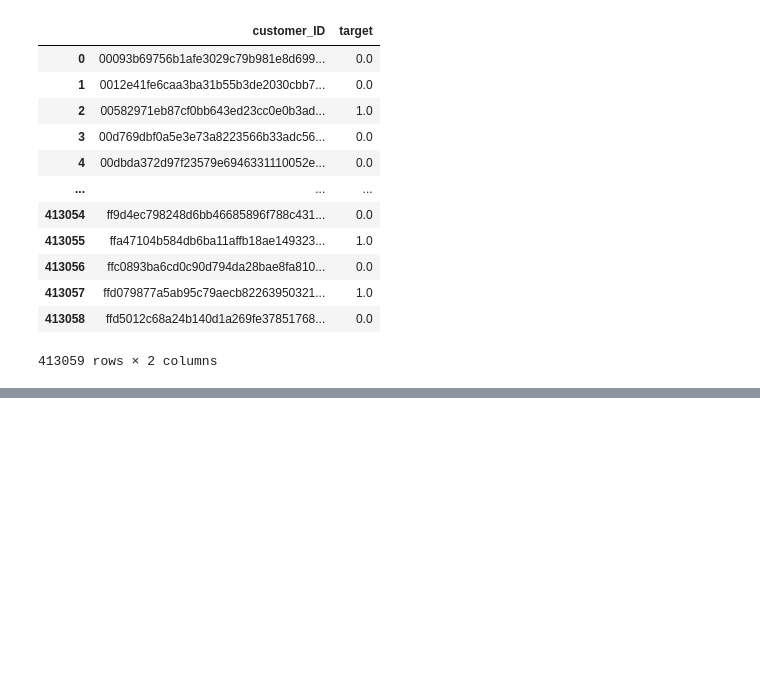
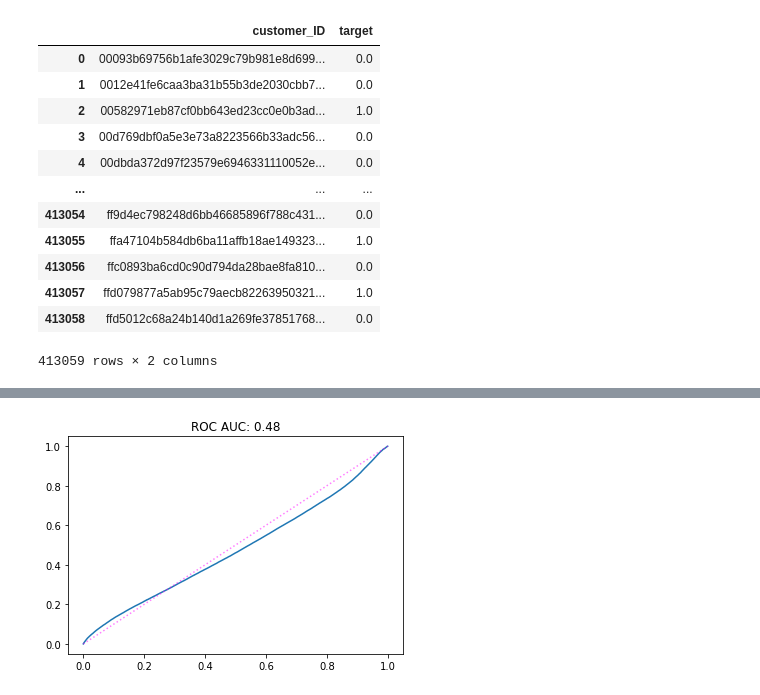
Before and after one commit to tianle91/kaggle-amex-default-prediction, a Jupyter notebook: exploss.ipynb, the cells around one changed output, grey strips where cells are left out. Drawn from its saved outputs; the diff is of its cells as text; code cells hidden in the pictures; blank space fills up the shorter version.

```diff
--- a/exploss.ipynb
+++ b/exploss.ipynb
@@ -220,3 +220,20 @@ plt.legend()
+# %%
+from sklearn.metrics import roc_curve, roc_auc_score
+
+fpr, tpr, thresholds = roc_curve(
+    y_true[TARGET_VARIABLE],
+    y_pred[PREDICTION_VARIABLE],
+)
+v = roc_auc_score(
+    y_true[TARGET_VARIABLE],
+    y_pred[PREDICTION_VARIABLE],
+)
+plt.plot(fpr, tpr)
+plt.plot(fpr, fpr, ls=':', color=(1, 0, 1, .5))
+plt.title(f'ROC AUC: {v:.2f}')
+plt.show()
+# %% [output]
+[figure, added]
 # %%
 from evaluation import amex_metric
 
```
Also changed, not shown: parts of 6 cells of this notebook.
